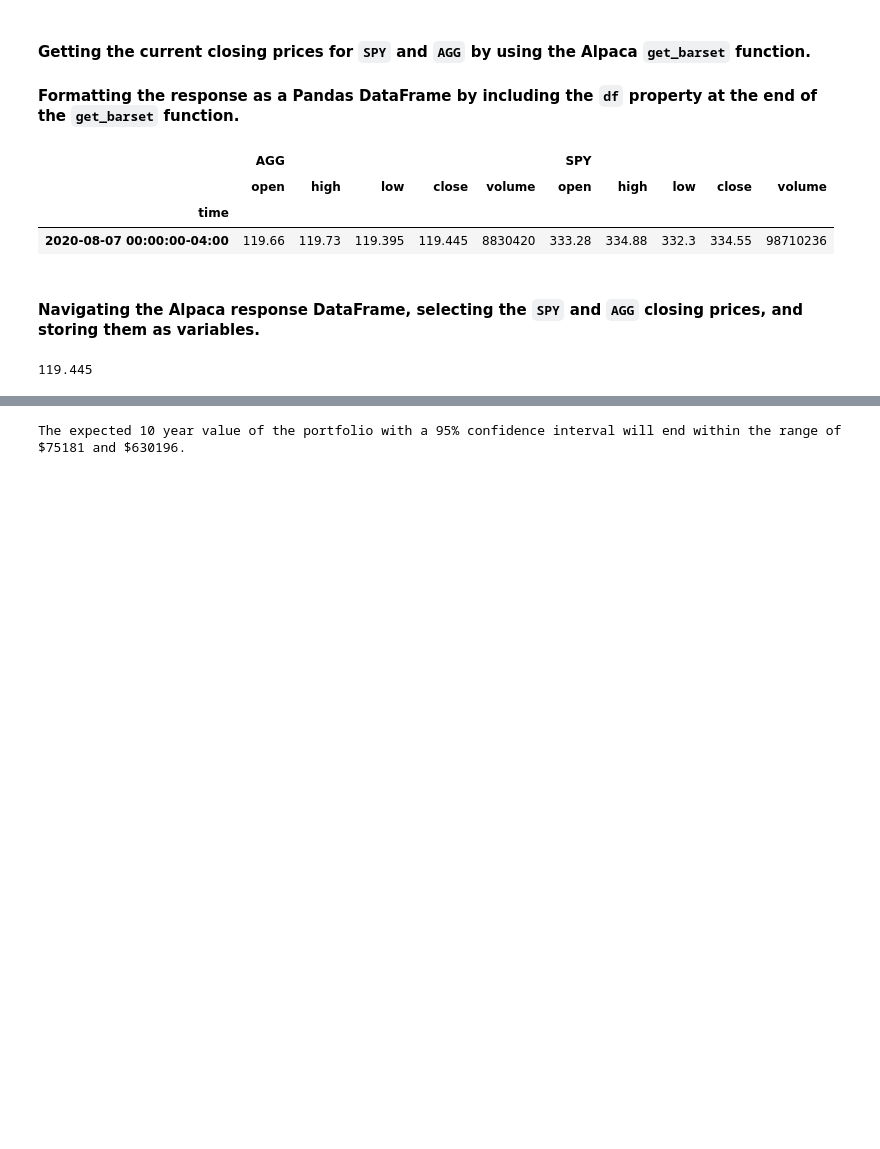
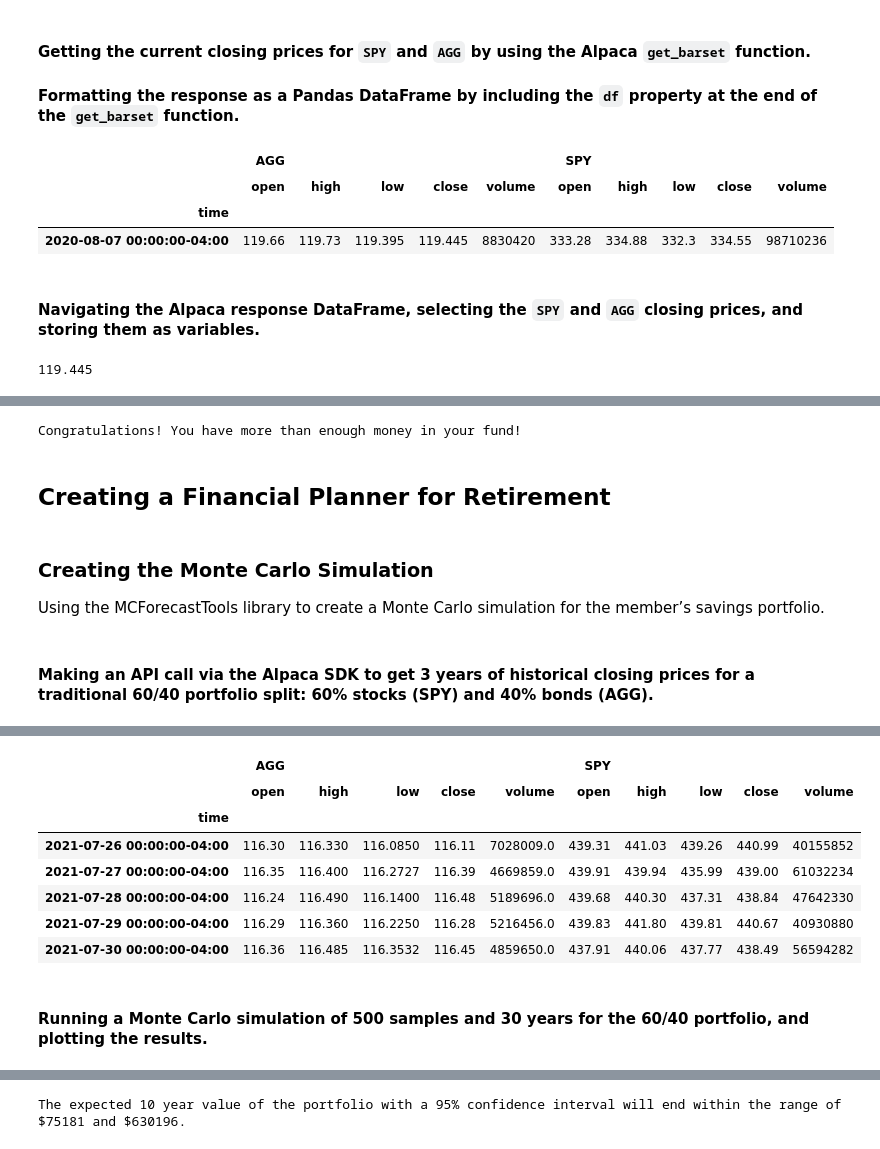
Before and after one commit to RJGiannini/Financial_Planner, a Jupyter notebook: financial_planning.ipynb, the cells around one changed output, grey strips where cells are left out. Drawn from its saved outputs; the diff is of its cells as text; code cells hidden in the pictures; blank space fills up the shorter version.

```diff
--- a/financial_planning.ipynb
+++ b/financial_planning.ipynb
@@ -645,0 +307,18 @@ print(current_balance)
+# %%
+# Evaluating the possibility of creating an emergency fund with 3 conditions:
+if (total_portfolio > emergency_fund_value):
+    print("Congratulations! You have more than enough money in your fund!")
+elif (total_portfolio == emergency_fund_value):
+    print("Congratulations! You have reached an important financial goal!")
+elif (total_portfolio < emergency_fund_value):
+    print(f"You are ${emergency_fund_value == total_portfolio: ,.2f} away from reaching the goal!")
+# %% [output]
+Congratulations! You have more than enough money in your fund!
+# %% [markdown]
+## Creating a Financial Planner for Retirement
+# %% [markdown]
+### Creating the Monte Carlo Simulation
+
+Using the MCForecastTools library to create a Monte Carlo simulation for the member’s savings portfolio.
+# %% [markdown]
+#### Making an API call via the Alpaca SDK to get 3 years of historical closing prices for a traditional 60/40 portfolio split: 60% stocks (SPY) and 40% bonds (AGG).
@@ -645,0 +332,14 @@ print(current_balance)
+# %%
+# Using the Alpaca get_barset function to make the API call to get the 3 years worth of pricing data.
+portfolio_df = alpaca.get_barset(
+    tickers,
+    timeframe,
+    start=start_date,
+    end=end_date,
+    limit=limit_rows
+).df
+
+# Displaying both the first and last five rows of the DataFrame.
+display(portfolio_df.head())
+display(portfolio_df.tail())
+# %% [output]
@@ -645,0 +354,10 @@ print(current_balance)
+|  | AGG |  |  |  |  | SPY |  |  |  |  |
+|  | open | high | low | close | volume | open | high | low | close | volume |
+| time |  |  |  |  |  |  |  |  |  |  |
+| 2021-07-26 00:00:00-04:00 | 116.30 | 116.330 | 116.0850 | 116.11 | 7028009.0 | 439.31 | 441.03 | 439.26 | 440.99 | 40155852 |
+| 2021-07-27 00:00:00-04:00 | 116.35 | 116.400 | 116.2727 | 116.39 | 4669859.0 | 439.91 | 439.94 | 435.99 | 439.00 | 61032234 |
+| 2021-07-28 00:00:00-04:00 | 116.24 | 116.490 | 116.1400 | 116.48 | 5189696.0 | 439.68 | 440.30 | 437.31 | 438.84 | 47642330 |
+| 2021-07-29 00:00:00-04:00 | 116.29 | 116.360 | 116.2250 | 116.28 | 5216456.0 | 439.83 | 441.80 | 439.81 | 440.67 | 40930880 |
+| 2021-07-30 00:00:00-04:00 | 116.36 | 116.485 | 116.3532 | 116.45 | 4859650.0 | 437.91 | 440.06 | 437.77 | 438.49 | 56594282 |
+# %% [markdown]
+#### Running a Monte Carlo simulation of 500 samples and 30 years for the 60/40 portfolio, and plotting the results.
```
Also changed, not shown: parts of 92 cells of this notebook.
